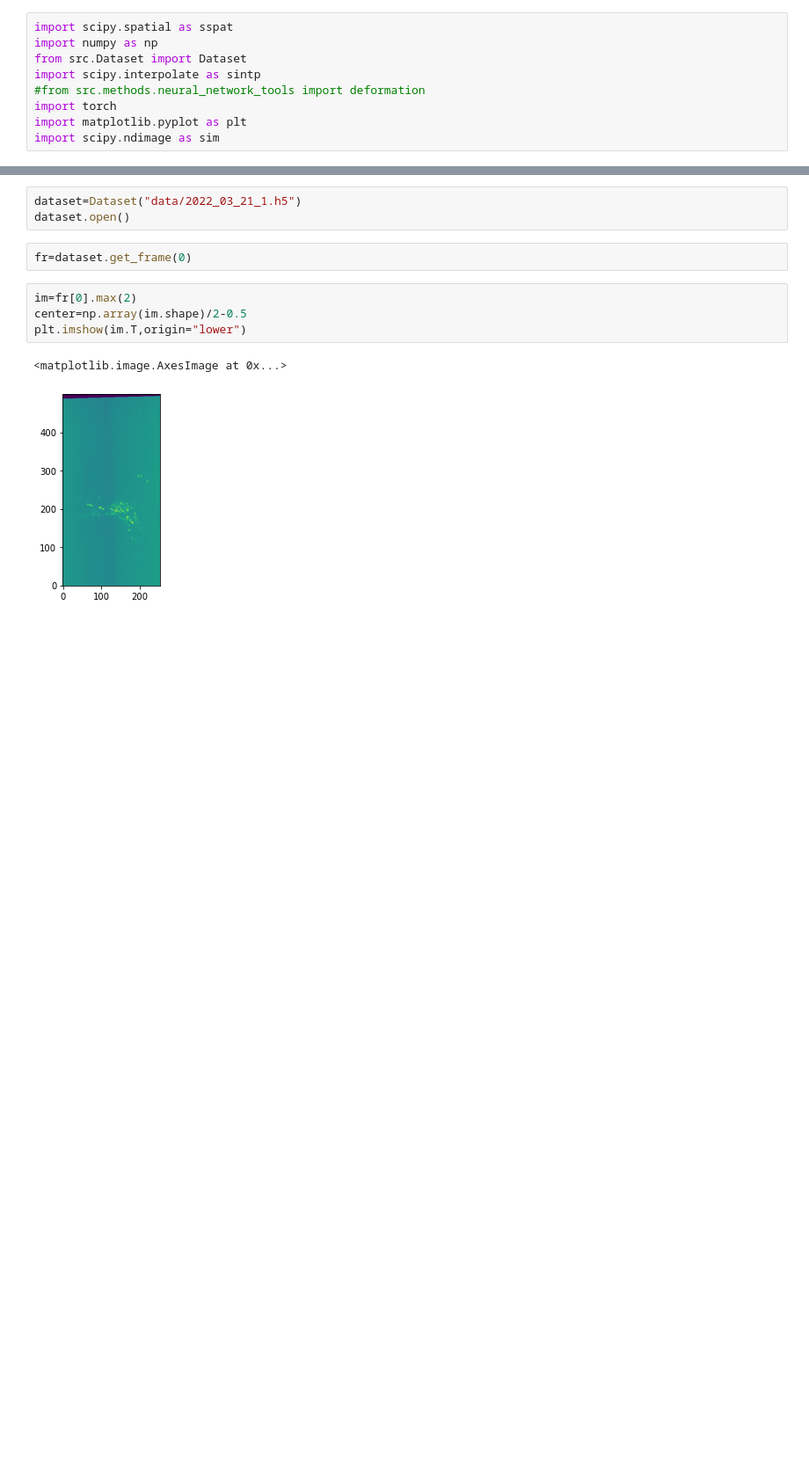
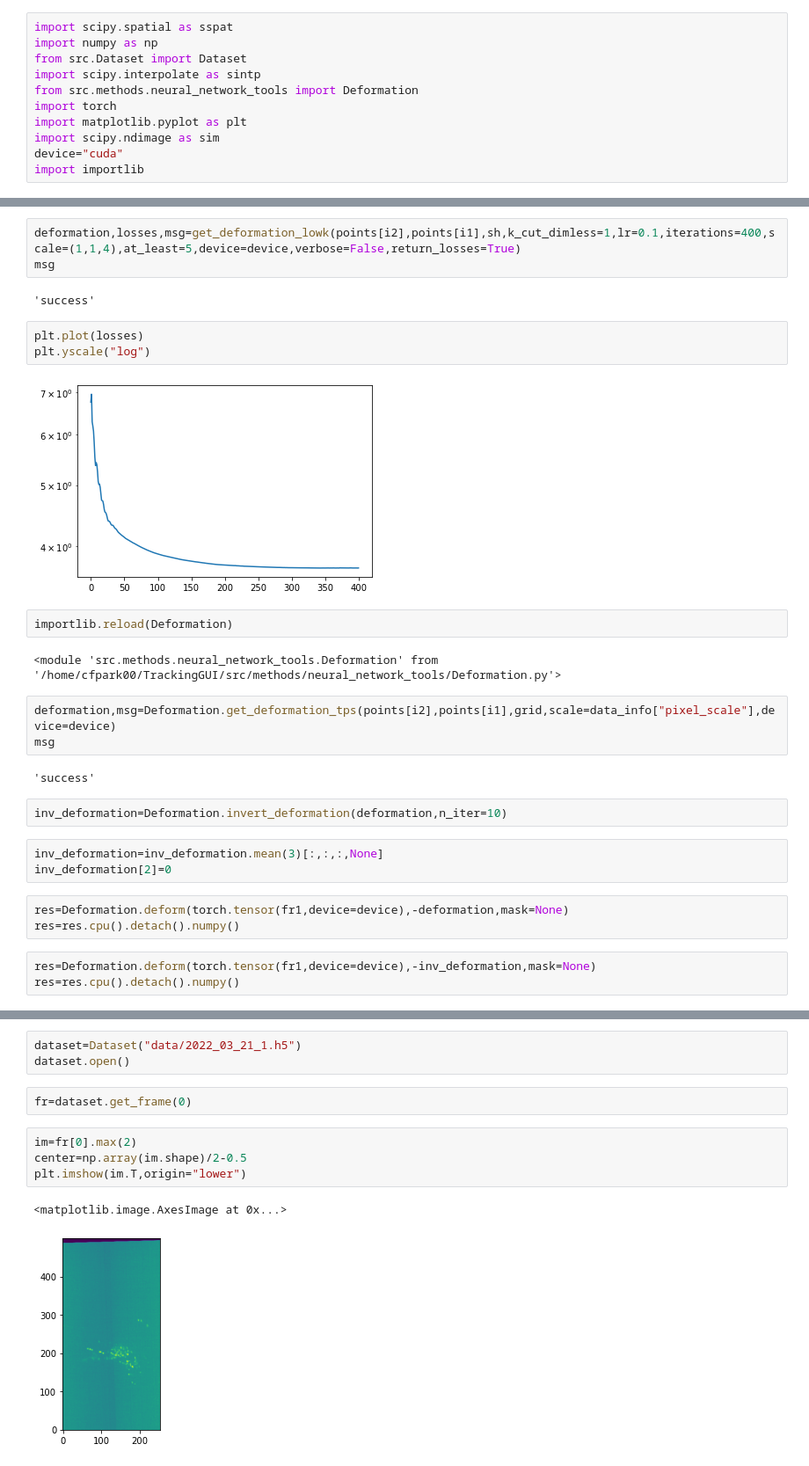
Before and after one commit to cfpark00/TrackingGUI, a Jupyter notebook: tester.ipynb, the cells around one changed output, grey strips where cells are left out. Shown: that part at 88% size. Cells and saved outputs as stored; diff of their text form; blank space fills up the shorter version.

```diff
--- a/tester.ipynb
+++ b/tester.ipynb
@@ -3,7 +3,9 @@ import scipy.spatial as sspat
 import numpy as np
 from src.Dataset import Dataset
 import scipy.interpolate as sintp
-#from src.methods.neural_network_tools import deformation
+from src.methods.neural_network_tools import Deformation
 import torch
 import matplotlib.pyplot as plt
 import scipy.ndimage as sim
+device="cuda"
+import importlib
@@ -9,0 +209,30 @@ import scipy.ndimage as sim
+# %%
+deformation,losses,msg=get_deformation_lowk(points[i2],points[i1],sh,k_cut_dimless=1,lr=0.1,iterations=400,scale=(1,1,4),at_least=5,device=device,verbose=False,return_losses=True)
+msg
+# %% [output]
+'success'
+# %%
+plt.plot(losses)
+plt.yscale("log")
+# %% [output]
+[figure, added]
+# %%
+importlib.reload(Deformation)
+# %% [output]
+<module 'src.methods.neural_network_tools.Deformation' from '/home/cfpark00/TrackingGUI/src/methods/neural_network_tools/Deformation.py'>
+# %%
+deformation,msg=Deformation.get_deformation_tps(points[i2],points[i1],grid,scale=data_info["pixel_scale"],device=device)
+msg
+# %% [output]
+'success'
+# %%
+inv_deformation=Deformation.invert_deformation(deformation,n_iter=10)
+# %%
+inv_deformation=inv_deformation.mean(3)[:,:,:,None]
+inv_deformation[2]=0
+# %%
+res=Deformation.deform(torch.tensor(fr1,device=device),-deformation,mask=None)
+res=res.cpu().detach().numpy()
+# %%
+res=Deformation.deform(torch.tensor(fr1,device=device),-inv_deformation,mask=None)
+res=res.cpu().detach().numpy()
```
Also changed, not shown: parts of 26 cells of this notebook, 8 other files.
